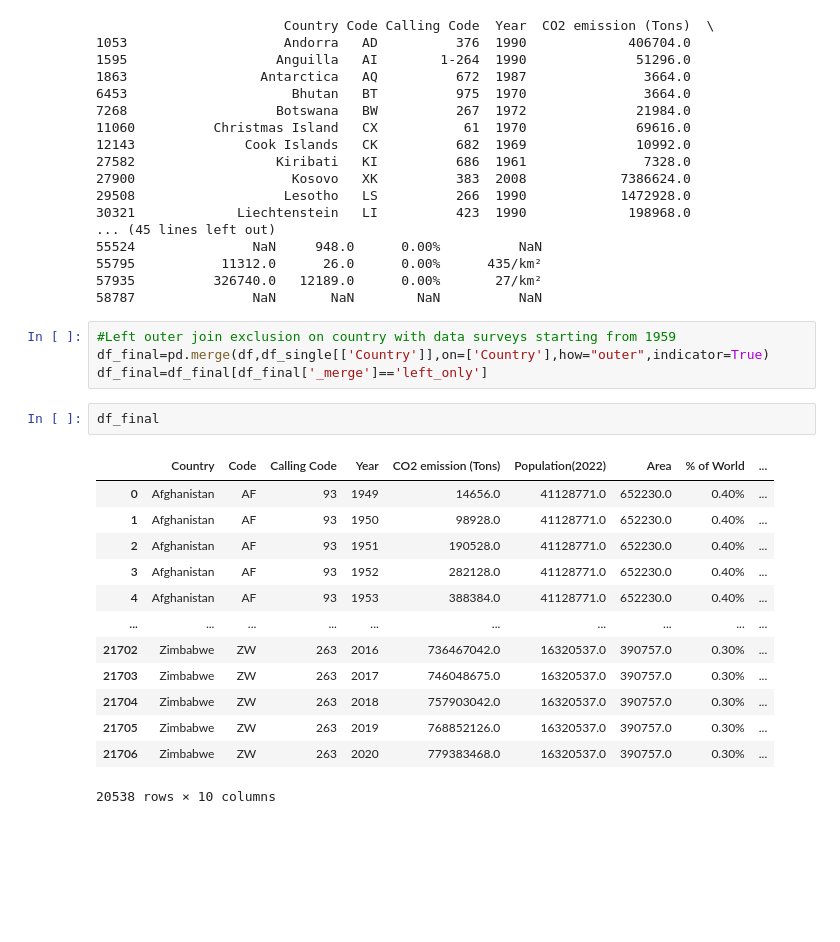
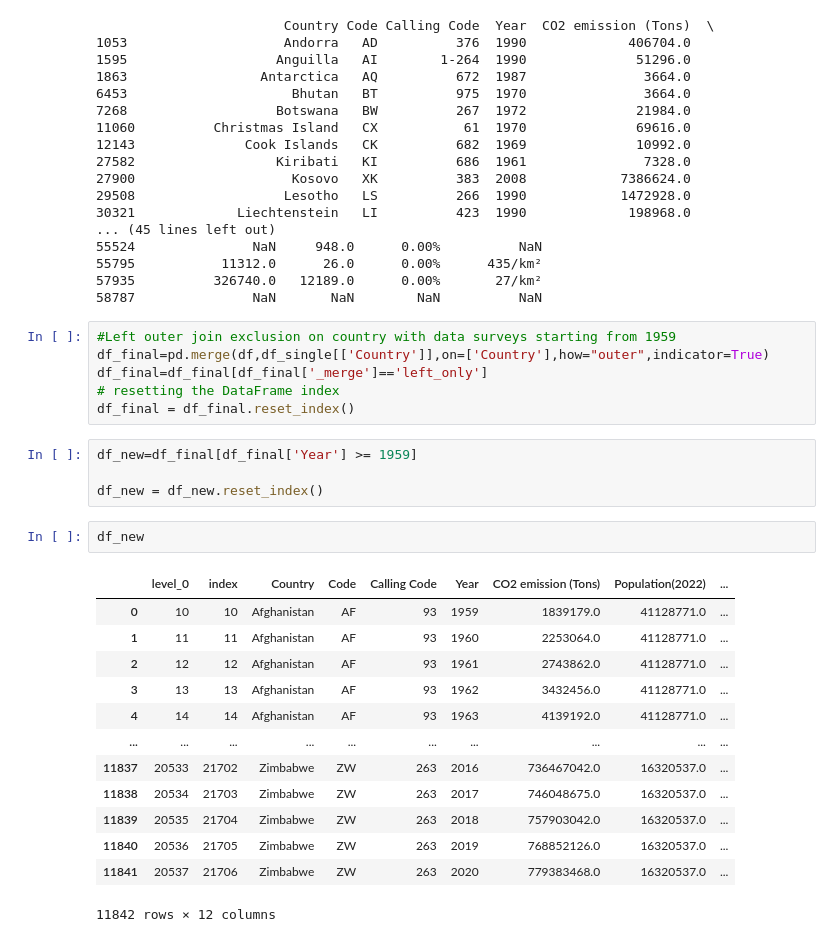
Before and after one commit to DaniMe98/Ward-on-annual-CO2-GDP, a Jupyter notebook: data_preparation.ipynb, the cells around one changed output. Drawn from its saved outputs; the diff is of its cells as text; blank space fills up the shorter version.

```diff
--- a/data_preparation.ipynb
+++ b/data_preparation.ipynb
@@ -78,19 +114,25 @@ print(df_single)
 #Left outer join exclusion on country with data surveys starting from 1959
 df_final=pd.merge(df,df_single[['Country']],on=['Country'],how="outer",indicator=True)
 df_final=df_final[df_final['_merge']=='left_only']
+# resetting the DataFrame index
+df_final = df_final.reset_index()
-# %%
-df_final
-# %% [output]
-|  | Country | Code | Calling Code | Year | CO2 emission (Tons) | Population(2022) | Area | % of World | ... |
-| 0 | Afghanistan | AF | 93 | 1949 | 14656.0 | 41128771.0 | 652230.0 | 0.40% | ... |
-| 1 | Afghanistan | AF | 93 | 1950 | 98928.0 | 41128771.0 | 652230.0 | 0.40% | ... |
-| 2 | Afghanistan | AF | 93 | 1951 | 190528.0 | 41128771.0 | 652230.0 | 0.40% | ... |
-| 3 | Afghanistan | AF | 93 | 1952 | 282128.0 | 41128771.0 | 652230.0 | 0.40% | ... |
-| 4 | Afghanistan | AF | 93 | 1953 | 388384.0 | 41128771.0 | 652230.0 | 0.40% | ... |
-| ... | ... | ... | ... | ... | ... | ... | ... | ... | ... |
-| 21702 | Zimbabwe | ZW | 263 | 2016 | 736467042.0 | 16320537.0 | 390757.0 | 0.30% | ... |
-| 21703 | Zimbabwe | ZW | 263 | 2017 | 746048675.0 | 16320537.0 | 390757.0 | 0.30% | ... |
-| 21704 | Zimbabwe | ZW | 263 | 2018 | 757903042.0 | 16320537.0 | 390757.0 | 0.30% | ... |
-| 21705 | Zimbabwe | ZW | 263 | 2019 | 768852126.0 | 16320537.0 | 390757.0 | 0.30% | ... |
-| 21706 | Zimbabwe | ZW | 263 | 2020 | 779383468.0 | 16320537.0 | 390757.0 | 0.30% | ... |
-20538 rows × 10 columns
+# %%
+df_new=df_final[df_final['Year'] >= 1959]
+
+df_new = df_new.reset_index()
+# %%
+df_new
+# %% [output]
+|  | level_0 | index | Country | Code | Calling Code | Year | CO2 emission (Tons) | Population(2022) | ... |
+| 0 | 10 | 10 | Afghanistan | AF | 93 | 1959 | 1839179.0 | 41128771.0 | ... |
+| 1 | 11 | 11 | Afghanistan | AF | 93 | 1960 | 2253064.0 | 41128771.0 | ... |
+| 2 | 12 | 12 | Afghanistan | AF | 93 | 1961 | 2743862.0 | 41128771.0 | ... |
+| 3 | 13 | 13 | Afghanistan | AF | 93 | 1962 | 3432456.0 | 41128771.0 | ... |
+| 4 | 14 | 14 | Afghanistan | AF | 93 | 1963 | 4139192.0 | 41128771.0 | ... |
+| ... | ... | ... | ... | ... | ... | ... | ... | ... | ... |
+| 11837 | 20533 | 21702 | Zimbabwe | ZW | 263 | 2016 | 736467042.0 | 16320537.0 | ... |
+| 11838 | 20534 | 21703 | Zimbabwe | ZW | 263 | 2017 | 746048675.0 | 16320537.0 | ... |
+| 11839 | 20535 | 21704 | Zimbabwe | ZW | 263 | 2018 | 757903042.0 | 16320537.0 | ... |
+| 11840 | 20536 | 21705 | Zimbabwe | ZW | 263 | 2019 | 768852126.0 | 16320537.0 | ... |
+| 11841 | 20537 | 21706 | Zimbabwe | ZW | 263 | 2020 | 779383468.0 | 16320537.0 | ... |
+11842 rows × 12 columns
```
Also changed, not shown: parts of 8 cells of this notebook.
